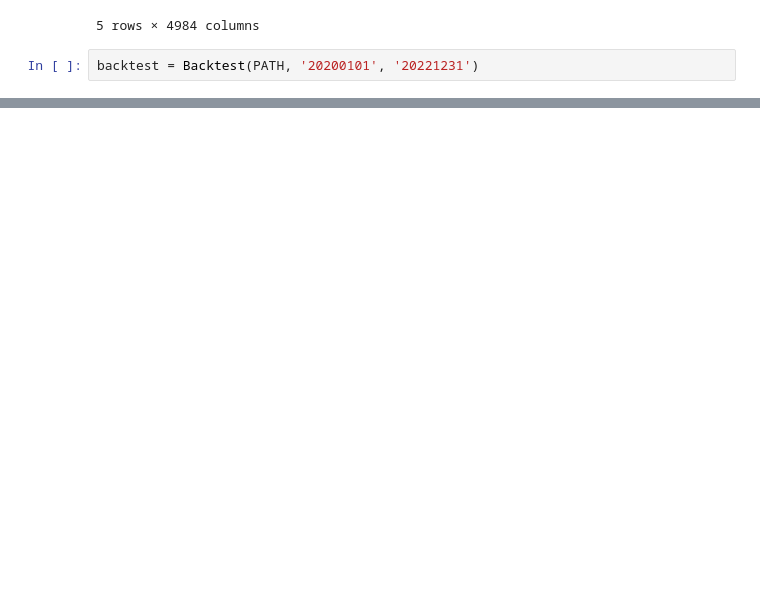
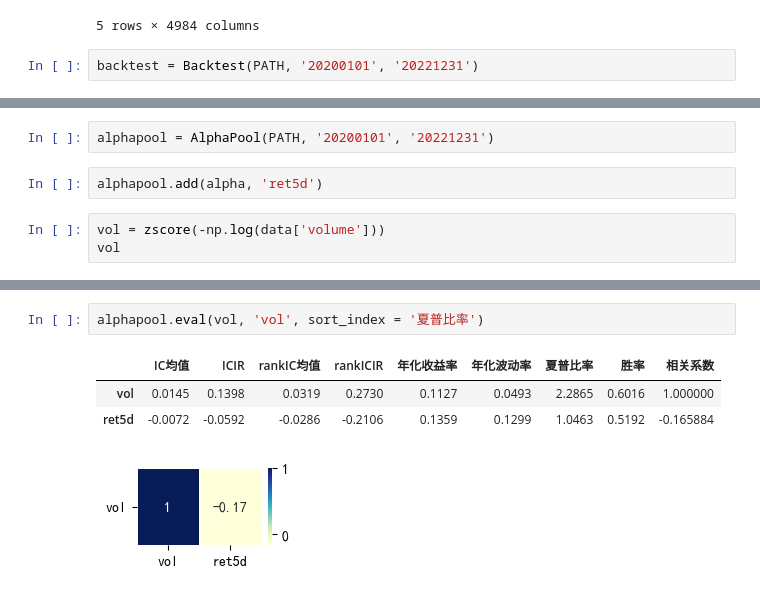
Before and after one commit to xingexjj/quantitative_trading_system, a Jupyter notebook: test.ipynb, the cells around one changed output, grey strips where cells are left out. Cells and saved outputs as stored; diff of their text form; blank space fills up the shorter version.

```diff
--- a/test.ipynb
+++ b/test.ipynb
@@ -47,0 +67,7 @@ backtest.backtest(alpha, 'ret5d')
+# %%
+alphapool = AlphaPool(PATH, '20200101', '20221231')
+# %%
+alphapool.add(alpha, 'ret5d')
+# %%
+vol = zscore(-np.log(data['volume']))
+vol
@@ -47,0 +103,7 @@ backtest.backtest(alpha, 'ret5d')
+# %%
+alphapool.eval(vol, 'vol', sort_index = '夏普比率')
+# %% [output]
+|  | IC均值 | ICIR | rankIC均值 | rankICIR | 年化收益率 | 年化波动率 | 夏普比率 | 胜率 | 相关系数 |
+| vol | 0.0145 | 0.1398 | 0.0319 | 0.2730 | 0.1127 | 0.0493 | 2.2865 | 0.6016 | 1.000000 |
+| ret5d | -0.0072 | -0.0592 | -0.0286 | -0.2106 | 0.1359 | 0.1299 | 1.0463 | 0.5192 | -0.165884 |
+[figure, added]
```
Also changed, not shown: parts of 6 cells of this notebook, 3 other files.
